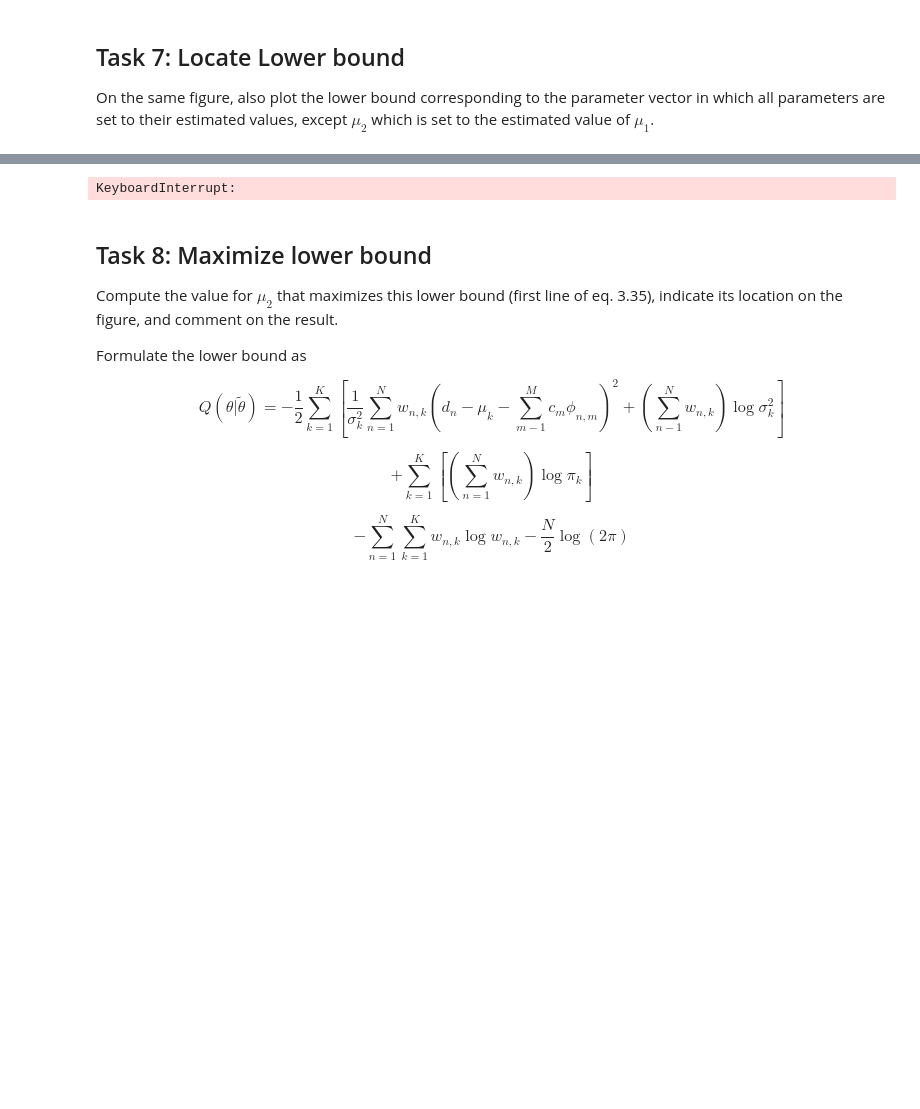
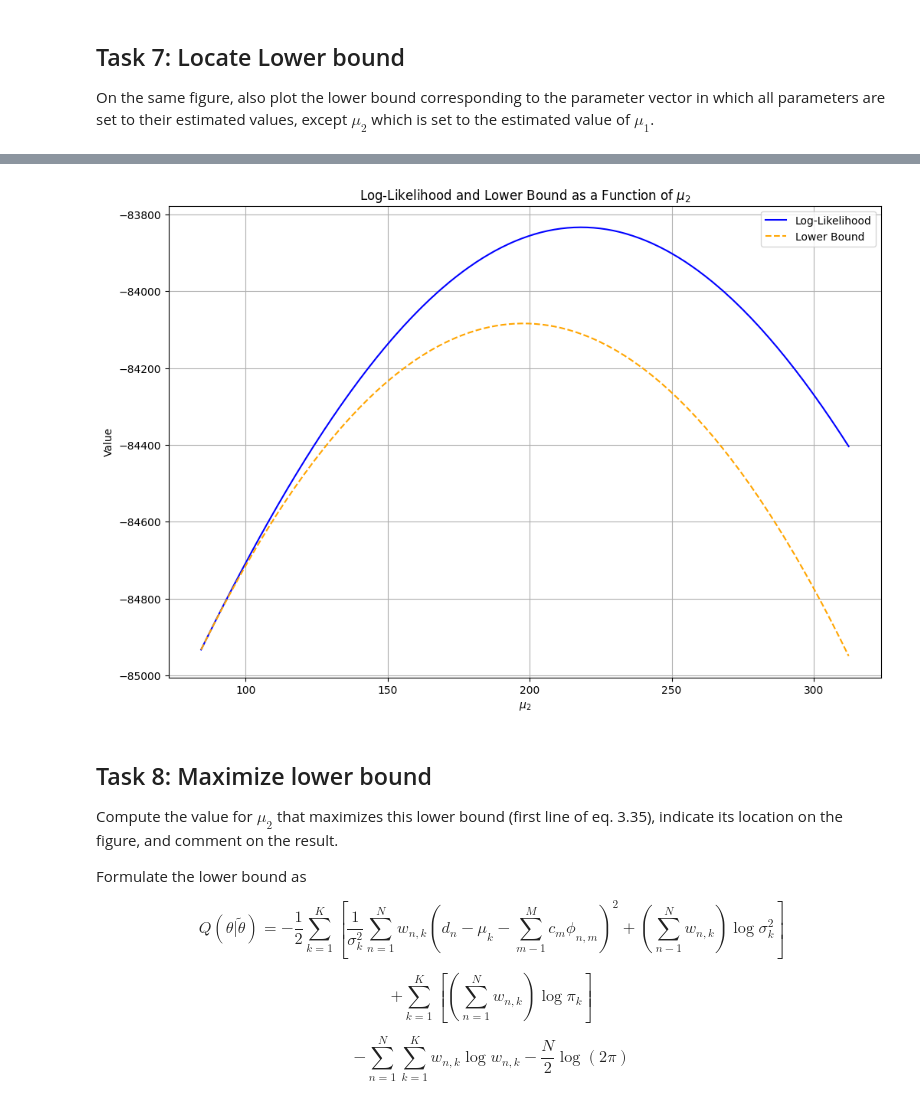
Before and after one commit to aliciags/medical-image-analysis-dtu, a Jupyter notebook: w8/Ex5_student1.ipynb, the cells around one changed output, grey strips where cells are left out. Drawn from its saved outputs; the diff is of its cells as text; code cells hidden in the pictures; blank space fills up the shorter version.

Commit message:
refactor task 6-8

```diff
--- a/w8/Ex5_student1.ipynb
+++ b/w8/Ex5_student1.ipynb
@@ -397,62 +402,32 @@ Lower bound with mu2 set to the estimated value of mu1: -46587.81472915243
 # %%
-def lower_bound(mu2, data, means, variances, weights, responsibilities):
-    data = data.flatten()
-    means[1] = mu2
-    Q = 0  # Initialize the lower bound accumulator
+# Initialize lists to store log-likelihoods and lower bounds
+lower_bounds_mu2 = []
 
+for mu2 in mu2_range:
+    temp_means = np.array([means[0], mu2, means[2]])
 
-    for k in range(3):
-        Q += -0.5 * np.sum(responsibilities[:, k] * ((data - means[k]) ** 2) / variances[k])
+    # Compute lower bound
+    lower_bound_value = compute_lower_bound(data_no_background, temp_means, variances_i, weights_i, fixed_responsibilities)
+    lower_bounds_mu2.append(lower_bound_value)
 
-        Q += np.sum(responsibilities[:, k] * np.log(weights[k]))
+# Convert lists to numpy arrays for easier handling
+log_likelihoods_mu2 = np.array(log_likelihoods_mu2)
+lower_bounds_mu2 = np.array(lower_bounds_mu2)
 
-    # Entropy term (responsibilities)
-    Q -= np.sum(responsibilities * np.log(responsibilities))
+# Plotting Tasks 6-7
+plt.figure(figsize=(12, 8))
+plt.plot(mu2_range, log_likelihoods_mu2, label="Log-Likelihood", color='blue')
+plt.plot(mu2_range, lower_bounds_mu2, label="Lower Bound", color='orange', linestyle='--')
 
-    # Gaussian normalization factor
-    Q -= len(data) / 2 * np.log(2 * np.pi)
-
-    return Q
-
-
-# Values for mu2 to test, varying between means[0] and means[2]
-mu2_values = np.arange(means[0], means[2], 1/100)
-log_likelihoods = []
-lower_bounds = []
-
-# Set mu2_fixed to mu1 for the lower bound calculation
-mu2_fixed = means[0]
-means_fixed = [means[0], mu2_fixed, means[2]]
-
-# Loop to compute log-likelihood and lower bound for each value of mu2
-for mu2 in mu2_values:
-    means[1] = mu2  # Update mu2 in the means array
-
-    # Compute log-likelihood
-    log_likelihood, responsibilities = compute_log_likelihood(data_no_background, means, variances, weights)
-    log_likelihoods.append(log_likelihood)
-
-    # Compute lower bound (with mu2 fixed to mu1)
-    _, responsibilities_fixed = compute_log_likelihood(data_no_background, means_fixed, variances, weights)
-    lower_bound_fixed = lower_bound(mu2, data_no_background, means_fixed, variances, weights, responsibilities_fixed)
-    lower_bounds.append(lower_bound_fixed)
-
-# Normalize the log-likelihoods and lower bounds to the same scale
-log_likelihoods = np.array(log_likelihoods) - np.min(log_likelihoods)
-lower_bounds = np.array(lower_bounds) - np.min(lower_bounds)
-
-# Plot both the log-likelihood and lower bound on the same figure
-plt.figure(figsize=(10, 6))
-plt.plot(mu2_values, log_likelihoods, label='Log-Likelihood', color='blue')
-plt.plot(mu2_values, lower_bounds, label='Lower Bound (mu2 = mu1)', color='red', linestyle='--')
-plt.title("Log-Likelihood and Lower Bound Evolution for Varying mu_2")
-plt.xlabel("mu_2 Value")
-plt.ylabel("Normalized Value")
+# Labels and Title
+plt.title("Log-Likelihood and Lower Bound as a Function of $\\mu_2$")
+plt.xlabel("$\\mu_2$")
+plt.ylabel("Value")
+plt.legend()
 plt.grid(True)
-plt.legend()
 plt.show()
 # %% [output]
-KeyboardInterrupt:
+[figure, added]
 # %% [markdown]
 ## Task 8: Maximize lower bound
 Compute the value for $\mu_2$ that maximizes this lower bound (first line of eq. 3.35), indicate its location
```
Also changed, not shown: parts of 10 cells of this notebook.
